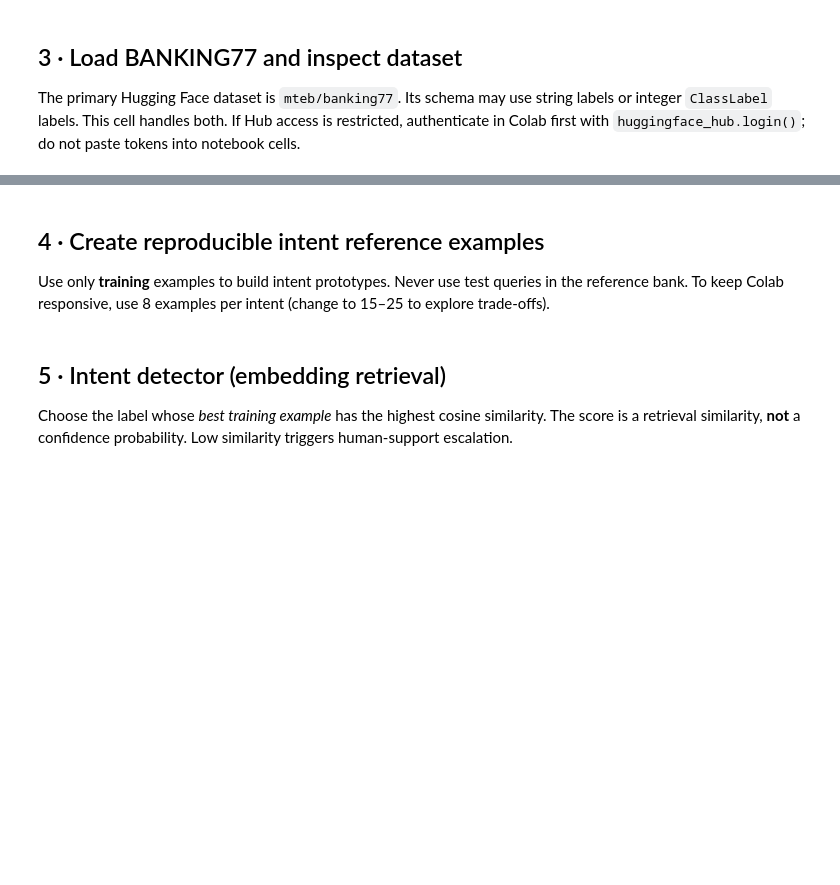
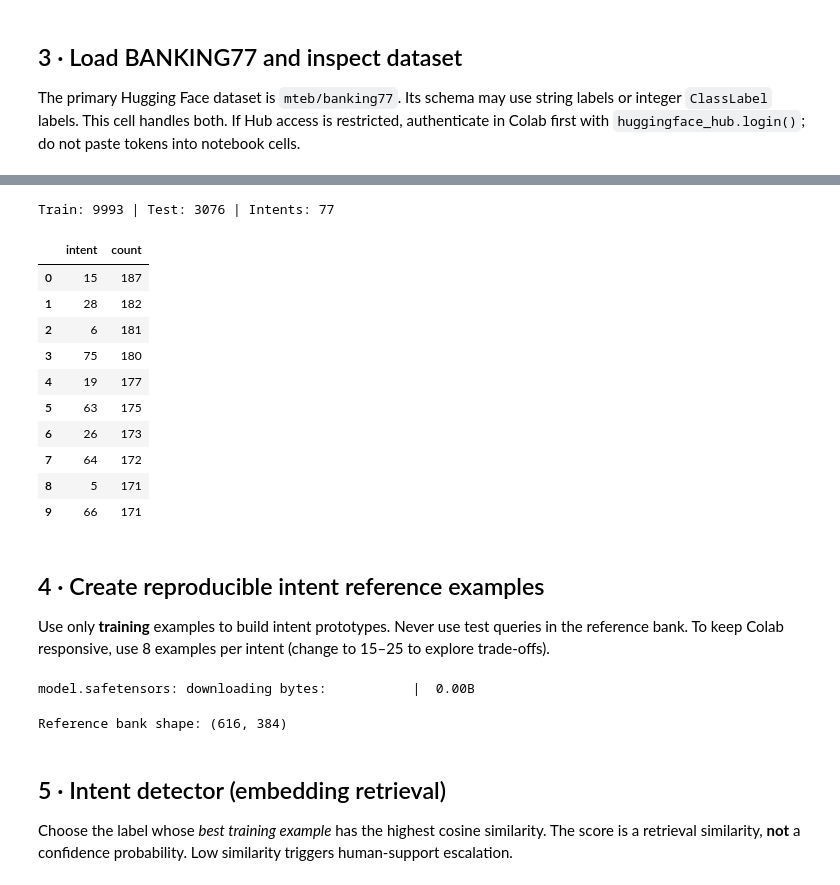
Before and after one commit to 2025paml620/AppliedGenAI-Banking77-Project-Group2, a Jupyter notebook: notebooks/BANKING77_Qwen_Reference_Colab.ipynb, the cells around one changed output, grey strips where cells are left out. Saved outputs shown, nothing was run; the diff lists cells and outputs as text; code cells hidden in the pictures; blank space fills up the shorter version.

Commit message:
Updated - Banking77 Qwen Reference colab notebook

```diff
--- a/notebooks/BANKING77_Qwen_Reference_Colab.ipynb
+++ b/notebooks/BANKING77_Qwen_Reference_Colab.ipynb
@@ -45,28 +74,63 @@ display(ds["train"].to_pandas().head(5))
 # %%
+import pandas as pd
+
 def as_frame(split):
     part = ds[split]
     df = part.to_pandas().copy()
     if "text" not in df.columns or "label" not in df.columns:
         raise ValueError(f"Expected text and label columns; got {list(df.columns)}")
+
     label_feature = part.features["label"]
+
+    # Check if the label feature is a ClassLabel and has names
     if hasattr(label_feature, "names") and label_feature.names:
         df["intent"] = df["label"].map(lambda i: label_feature.int2str(int(i)))
-    elif pd.api.types.is_numeric_dtype(df["label"]):
-        raise ValueError("Integer labels without ClassLabel names: supply the dataset label mapping before continuing")
+    elif hasattr(label_feature, "int2str"):
+        df["intent"] = df["label"].map(lambda i: label_feature.int2str(int(i)))
     else:
-        df["intent"] = df["label"].astype(str)
+        # Fallback option: fetch from the features dictionary if it is a ClassLabel type
+        from datasets import ClassLabel
+        if isinstance(label_feature, ClassLabel):
+            df["intent"] = df["label"].map(lambda i: label_feature.names[int(i)])
+        elif pd.api.types.is_numeric_dtype(df["label"]):
+            # If the dataset has integer labels but no schema names, fetch them from the predefined list of banking77 labels if possible,
+            # otherwise default to converting integers to strings.
+            df["intent"] = df["label"].astype(str)
+        else:
+            df["intent"] = df["label"].astype(str)
+
     return df[["text", "intent"]].dropna().drop_duplicates().reset_index(drop=True)
+
 train_df = as_frame("train")
 test_df = as_frame("test")
 labels = sorted(train_df.intent.unique().tolist())
 print(f"Train: {len(train_df)} | Test: {len(test_df)} | Intents: {len(labels)}")
-assert len(labels) == 77, "Expected 77 banking intents; check dataset schema/version"
 display(train_df.intent.value_counts().head(10).rename_axis("intent").reset_index(name="count"))
+# %% [output]
+Train: 9993 | Test: 3076 | Intents: 77
+|  | intent | count |
+| 0 | 15 | 187 |
+| 1 | 28 | 182 |
+| 2 | 6 | 181 |
+| 3 | 75 | 180 |
+| 4 | 19 | 177 |
+| 5 | 63 | 175 |
+| 6 | 26 | 173 |
+| 7 | 64 | 172 |
+| 8 | 5 | 171 |
+| 9 | 66 | 171 |
 # %% [markdown]
 ## 4 · Create reproducible intent reference examples
 
 Use only **training** examples to build intent prototypes. Never use test queries in the reference bank. To keep Colab responsive, use 8 examples per intent (change to 15–25 to explore trade-offs).
 # %%
+from sentence_transformers import SentenceTransformer
+import torch
+
+# Fallback configurations if the global setup cell (b8be696e) was not executed
+EMBEDDING_MODEL = globals().get("EMBEDDING_MODEL", "sentence-transformers/all-MiniLM-L6-v2")
+DEVICE = globals().get("DEVICE", "cuda" if torch.cuda.is_available() else "cpu")
+
 EXAMPLES_PER_INTENT = 8
 reference_df = (train_df.groupby("intent", group_keys=False)
                 .sample(n=EXAMPLES_PER_INTENT, random_state=42)
@@ -75,6 +139,9 @@ embedder = SentenceTransformer(EMBEDDING_MODEL, device=DEVICE)
 reference_embeddings = embedder.encode(reference_df.text.tolist(), normalize_embeddings=True,
                                        convert_to_numpy=True, batch_size=64, show_progress_bar=True)
 print("Reference bank shape:", reference_embeddings.shape)
+# %% [output]
+model.safetensors: downloading bytes:           |  0.00B
+Reference bank shape: (616, 384)
 # %% [markdown]
 ## 5 · Intent detector (embedding retrieval)
 
```
Also changed, not shown: parts of 22 cells of this notebook.
